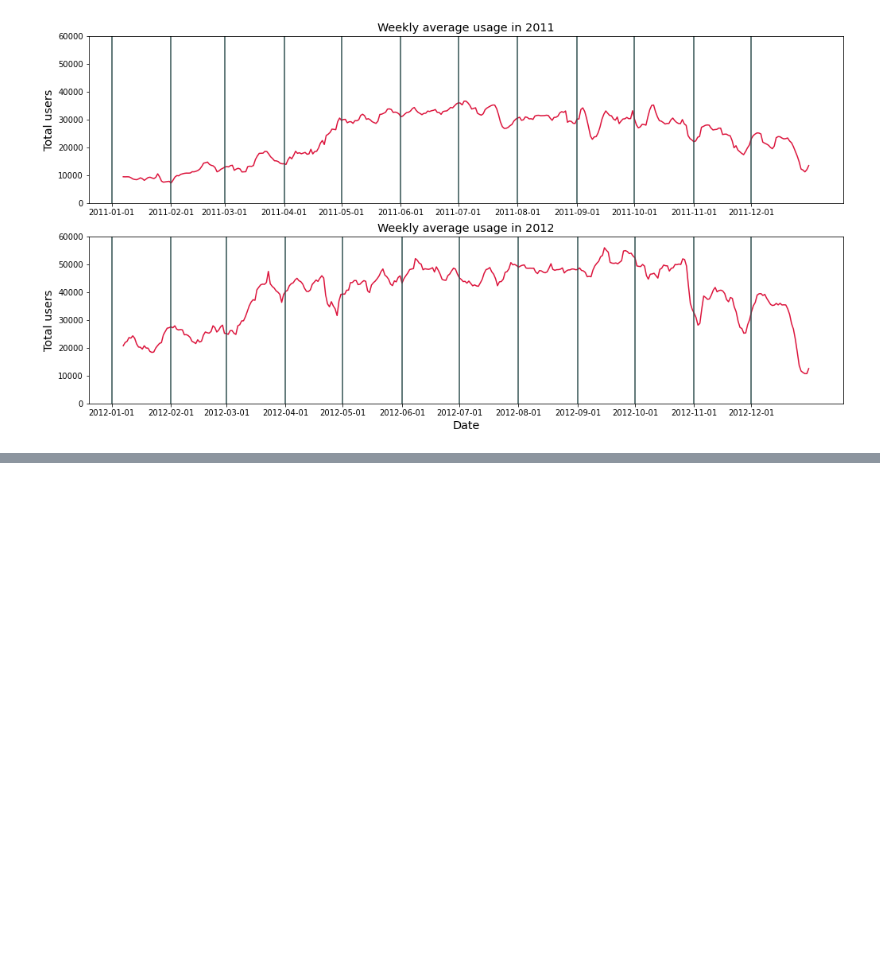
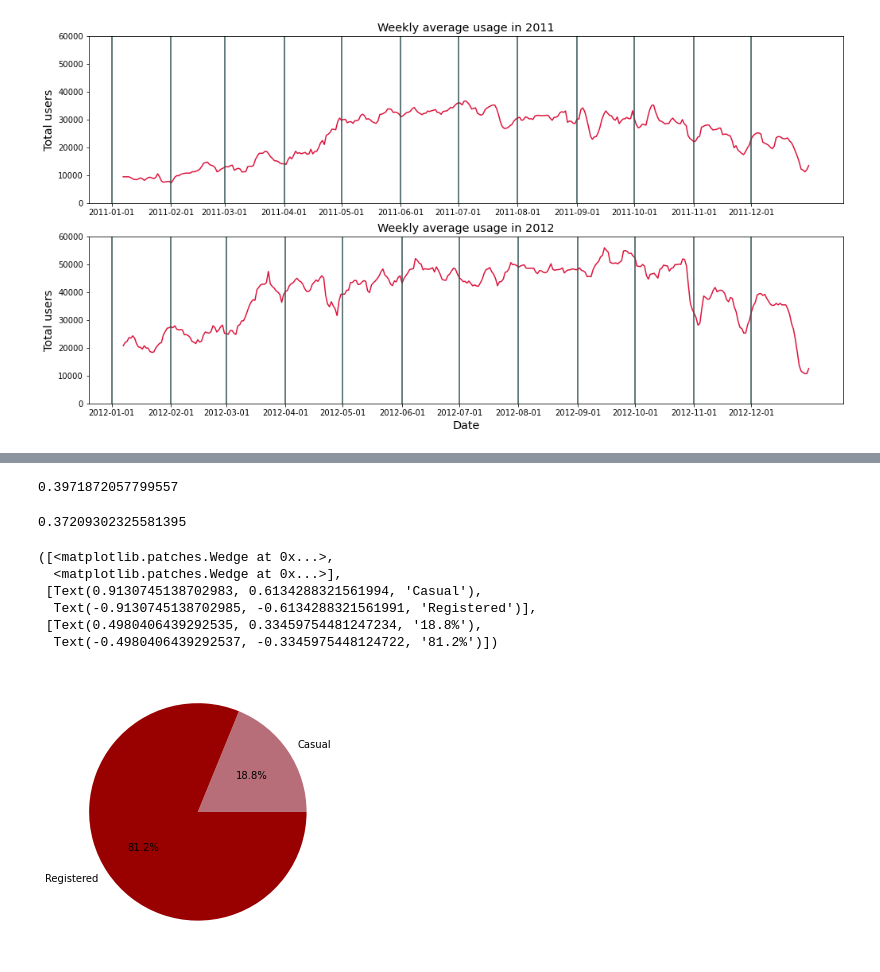
Before and after one commit to gkosmaras/Project_3, a Jupyter notebook: bike_eda.ipynb, the cells around one changed output, grey strips where cells are left out. Cells and saved outputs as stored; diff of their text form; code cells hidden in the pictures; blank space fills up the shorter version.

```diff
--- a/bike_eda.ipynb
+++ b/bike_eda.ipynb
@@ -282,0 +327,28 @@ See the caveats in the documentation: https://pandas.pydata.org/pandas-docs/stab
+# %%
+daily["week"]=(daily["date"]).dt.isocalendar().week
+# %%
+temp=0
+for i in range(len(lst2)):
+    temp+=((lst2[i]-lst1[i])/lst2[i])
+temp/len(lst2)
+# %% [output]
+0.3971872057799557
+# %%
+(43-27)/43
+# %% [output]
+0.37209302325581395
+# %%
+fig= plt.subplots(figsize=(5,5))
+casual=daily["casual"].sum()
+registered=daily["registered"].sum()
+labels=["Casual","Registered"]
+colours=["#b76e79","#990000"]
+plt.pie((casual,registered),colors=colours,labels=labels,autopct="%.1f%%")
+# %% [output]
+([<matplotlib.patches.Wedge at 0x...>,
+  <matplotlib.patches.Wedge at 0x...>],
+ [Text(0.9130745138702983, 0.6134288321561994, 'Casual'),
+  Text(-0.9130745138702985, -0.6134288321561991, 'Registered')],
+ [Text(0.4980406439292535, 0.33459754481247234, '18.8%'),
+  Text(-0.4980406439292537, -0.3345975448124722, '81.2%')])
+[figure, added]
```
Also changed, not shown: parts of 11 cells of this notebook, 12 other files.
